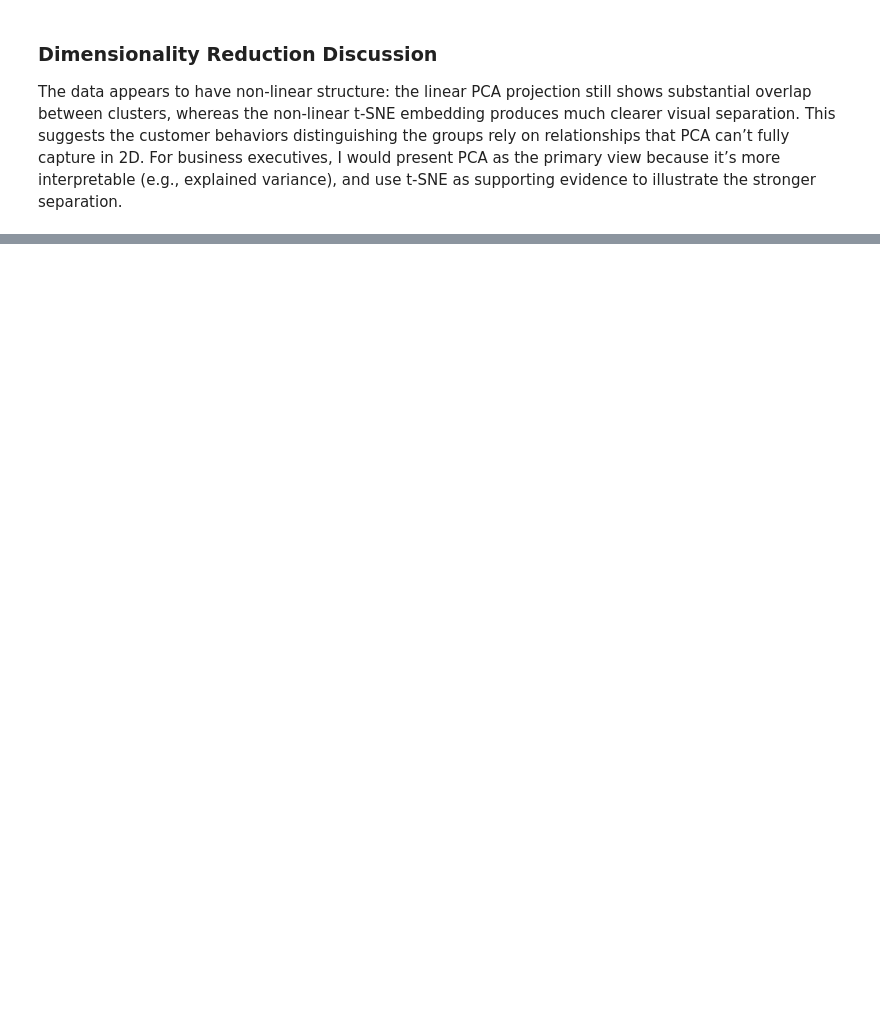
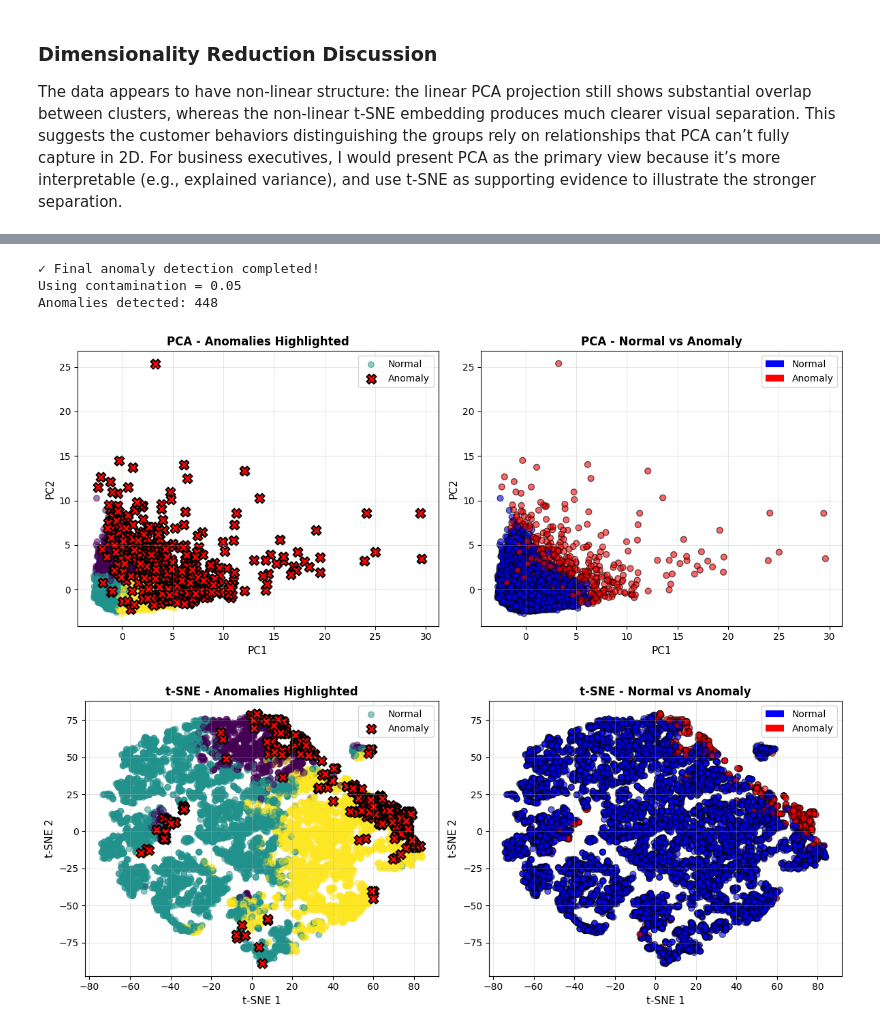
Before and after one commit to hyeonukim/COMP9130, a Jupyter notebook: mini-project-3/notebooks/analysis.ipynb, the cells around one changed output, grey strips where cells are left out. Cells and saved outputs as stored; diff of their text form; code cells hidden in the pictures; blank space fills up the shorter version.

Commit message:
added anomaly detection

```diff
--- a/mini-project-3/notebooks/analysis.ipynb
+++ b/mini-project-3/notebooks/analysis.ipynb
@@ -331,0 +386,73 @@ The data appears to have non-linear structure: the linear PCA projection still s
+# %%
+final_contamination = 0.05
+
+iso_forest = IsolationForest(
+    contamination=final_contamination,
+    random_state=42
+)
+
+anomaly_labels = iso_forest.fit_predict(X_scaled)
+
+df['Anomaly'] = anomaly_labels
+
+print("✓ Final anomaly detection completed!")
+print(f"Using contamination = {final_contamination}")
+print(f"Anomalies detected: {(anomaly_labels == -1).sum()}")
+# %% [output]
+✓ Final anomaly detection completed!
+Using contamination = 0.05
+Anomalies detected: 448
+# %%
+# Visualization helper function
+cluster_labels = df['Cluster'].values
+
+def plot_anomalies(X_reduced, anomaly_labels, cluster_labels, title, xlabel, ylabel):
+    """
+    Plot dimensionality reduction with anomalies highlighted.
+    """
+    plt.figure(figsize=(12, 5))
+
+    # Plot 1: Colored by clusters, anomalies marked with X
+    plt.subplot(1, 2, 1)
+    normal_mask = anomaly_labels == 1
+    anomaly_mask = anomaly_labels == -1
+
+    plt.scatter(X_reduced[normal_mask, 0], X_reduced[normal_mask, 1],
+               c=cluster_labels[normal_mask], cmap='viridis',
+               alpha=0.5, s=40, label='Normal')
+    plt.scatter(X_reduced[anomaly_mask, 0], X_reduced[anomaly_mask, 1],
+               c='red', marker='X', s=100, edgecolors='black',
+               linewidths=1.5, label='Anomaly')
+    plt.xlabel(xlabel, fontsize=11)
+    plt.ylabel(ylabel, fontsize=11)
+    plt.title(f'{title} - Anomalies Highlighted', fontsize=12, fontweight='bold')
+    plt.legend()
+    plt.grid(True, alpha=0.3)
+
+    # Plot 2: Just anomaly status
+    plt.subplot(1, 2, 2)
+    colors = ['blue' if x == 1 else 'red' for x in anomaly_labels]
+    plt.scatter(X_reduced[:, 0], X_reduced[:, 1],
+               c=colors, alpha=0.6, s=40, edgecolors='k')
+    plt.xlabel(xlabel, fontsize=11)
+    plt.ylabel(ylabel, fontsize=11)
+    plt.title(f'{title} - Normal vs Anomaly', fontsize=12, fontweight='bold')
+
+    # Custom legend
+    from matplotlib.patches import Patch
+    legend_elements = [Patch(facecolor='blue', label='Normal'),
+                      Patch(facecolor='red', label='Anomaly')]
+    plt.legend(handles=legend_elements)
+    plt.grid(True, alpha=0.3)
+
+    plt.tight_layout()
+    plt.show()
+
+# Visualize on PCA
+plot_anomalies(X_pca, anomaly_labels, cluster_labels, 'PCA', 'PC1', 'PC2')
+
+# Visualize on t-SNE
+plot_anomalies(X_tsne, anomaly_labels, cluster_labels, 't-SNE', 't-SNE 1', 't-SNE 2')
+# %% [output]
+[figure, added]
+[figure, added]
```
Also changed, not shown: parts of 13 cells of this notebook.
